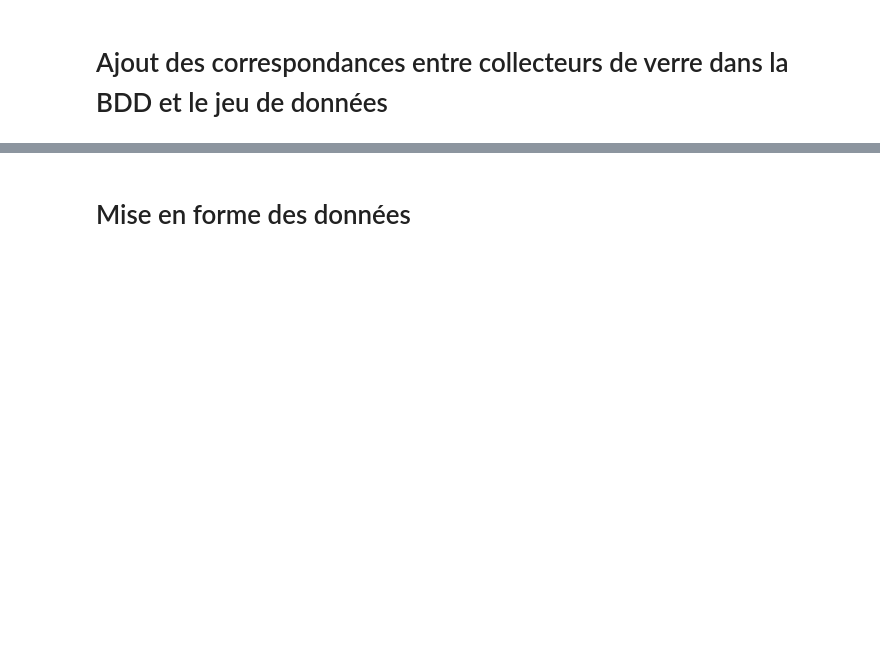
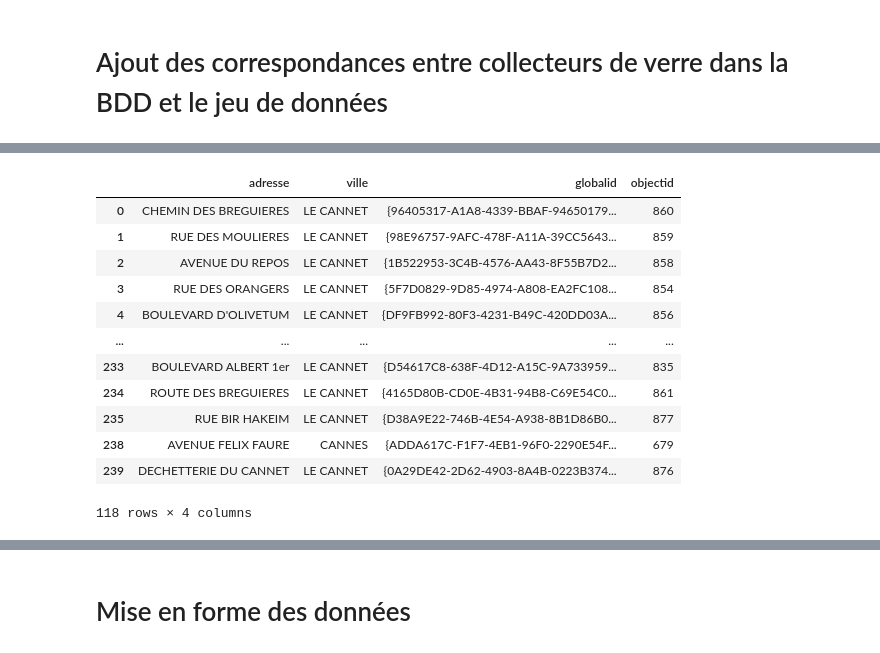
Before and after one commit to antjacquemin/cliiinkv0, a Jupyter notebook: src/AnalyseVerre.ipynb, the cells around one changed output, grey strips where cells are left out. Cells and saved outputs as stored; diff of their text form; code cells hidden in the pictures; blank space fills up the shorter version.

```diff
--- a/src/AnalyseVerre.ipynb
+++ b/src/AnalyseVerre.ipynb
@@ -443,0 +791,25 @@ data171819.loc[[19884]]
+# %%
+for i in dataCollecteurVerre.index:
+    for j in dfCollecteursVerre.index:
+        if dataCollecteurVerre.loc[i, "globalid"] == dfCollecteursVerre.loc[j, "globalid"]:
+            dataCollecteurVerre.loc[i, "objectid"] = dfCollecteursVerre.loc[j, "objectid"]
+            break
+
+dataCollecteurVerre = dataCollecteurVerre[dataCollecteurVerre['objectid'].notna()]
+dataCollecteurVerre.objectid = dataCollecteurVerre.objectid.astype(int)
+
+dataCollecteurVerre
+# %% [output]
+|  | adresse | ville | globalid | objectid |
+| 0 | CHEMIN DES BREGUIERES | LE CANNET | {96405317-A1A8-4339-BBAF-94650179... | 860 |
+| 1 | RUE DES MOULIERES | LE CANNET | {98E96757-9AFC-478F-A11A-39CC5643... | 859 |
+| 2 | AVENUE DU REPOS | LE CANNET | {1B522953-3C4B-4576-AA43-8F55B7D2... | 858 |
+| 3 | RUE DES ORANGERS | LE CANNET | {5F7D0829-9D85-4974-A808-EA2FC108... | 854 |
+| 4 | BOULEVARD D'OLIVETUM | LE CANNET | {DF9FB992-80F3-4231-B49C-420DD03A... | 856 |
+| ... | ... | ... | ... | ... |
+| 233 | BOULEVARD ALBERT 1er | LE CANNET | {D54617C8-638F-4D12-A15C-9A733959... | 835 |
+| 234 | ROUTE DES BREGUIERES | LE CANNET | {4165D80B-CD0E-4B31-94B8-C69E54C0... | 861 |
+| 235 | RUE BIR HAKEIM | LE CANNET | {D38A9E22-746B-4E54-A938-8B1D86B0... | 877 |
+| 238 | AVENUE FELIX FAURE | CANNES | {ADDA617C-F1F7-4EB1-96F0-2290E54F... | 679 |
+| 239 | DECHETTERIE DU CANNET | LE CANNET | {0A29DE42-2D62-4903-8A4B-0223B374... | 876 |
+118 rows × 4 columns
```
Also changed, not shown: parts of 19 cells of this notebook.
